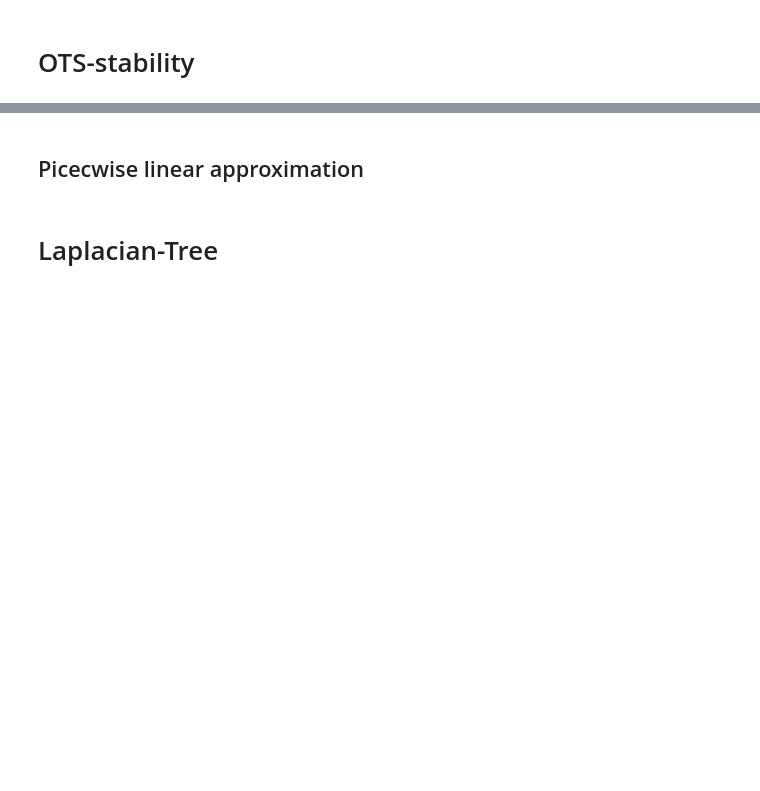
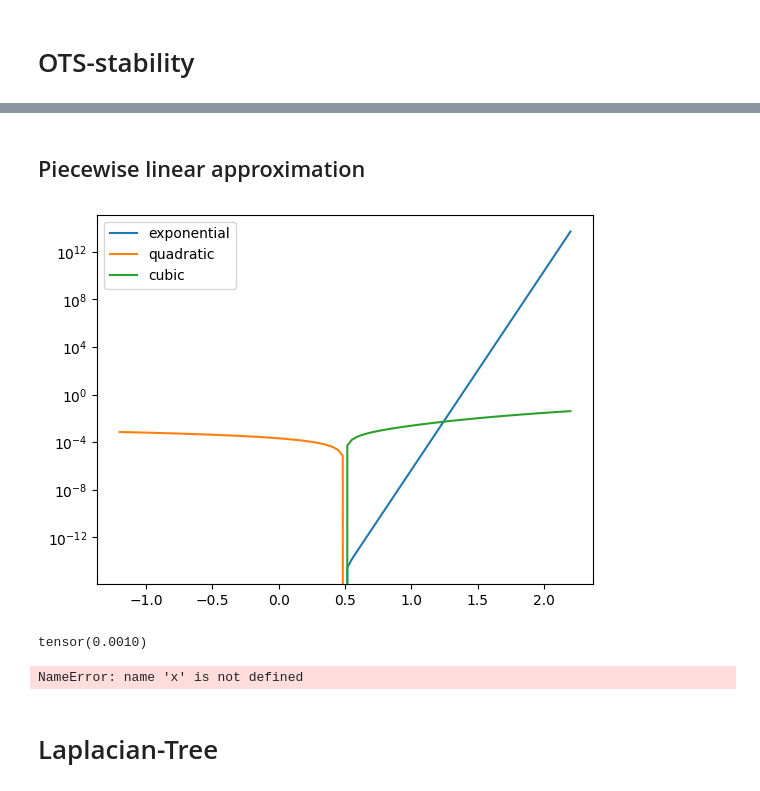
Before and after one commit to Siguros/server_test2, a Jupyter notebook: eqprop/notebooks/newton_solver.ipynb, the cells around one changed output, grey strips where cells are left out. Drawn from its saved outputs; the diff is of its cells as text; code cells hidden in the pictures; blank space fills up the shorter version.

Commit message:
Feat: Change OTS to polynomial approx model

```diff
--- a/eqprop/notebooks/newton_solver.ipynb
+++ b/eqprop/notebooks/newton_solver.ipynb
@@ -105,2 +109,2 @@ B
 # %% [markdown]
-## Picecwise linear approximation
+## Piecewise linear approximation
@@ -122,5 +116,32 @@ plt.show()
+# %%
+import matplotlib.pyplot as plt
+import torch
+
+x = torch.linspace(-1.2, 2.2, 100)
+y = eqprop_util.rectifier_i(x)
+y2 = eqprop_util.rectifier_poly_i(x)
+y4 = eqprop_util.rectifier_poly_i(x, power=3)
+plt.semilogy(x, y, label="exponential")
+plt.semilogy(x, y2, label="quadratic")
+plt.semilogy(x, y4, label="cubic")
+# add a legend
+plt.legend()
+plt.show()
+# %% [output]
+[figure, added]
 # %%
-y.min()
+y.max()
+# %% [output]
+tensor(0.0010)
+# %%
+y = x.exp()
+p2 = 1 + x + x.pow(2) / 2
+p4 = 1 + x + x.pow(2) / 2 + x.pow(3) / 6 + x.pow(4) / 24
+plt.plot(x, y, label="exponential")
+plt.plot(x, p2, label="piecewise linear")
+plt.plot(x, p4, label="piecewise linear")
+# %% [output]
+NameError: name 'x' is not defined
 # %% [markdown]
 # Laplacian-Tree
 # %% [markdown]
```
Also changed, not shown: parts of 18 cells of this notebook, 5 other files.
